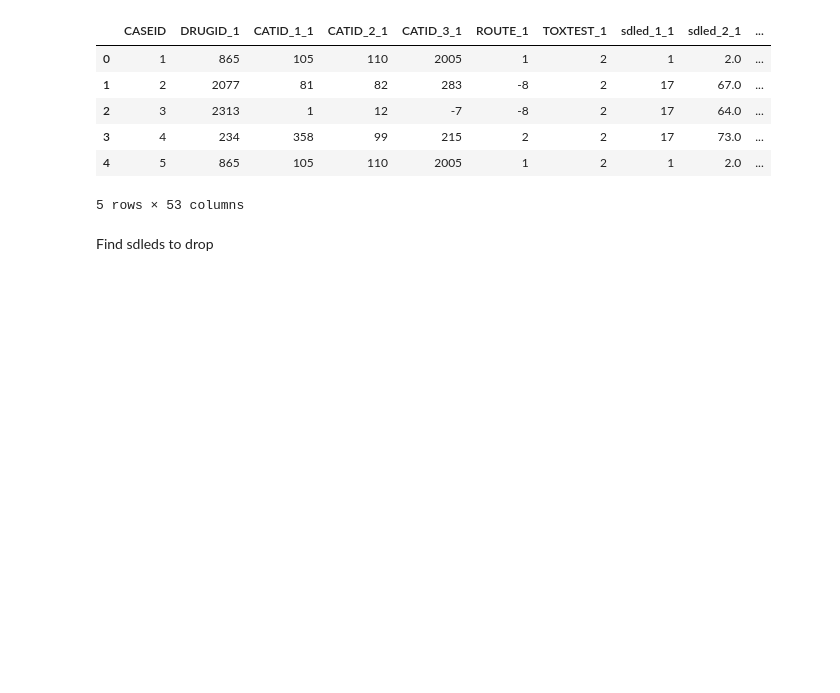
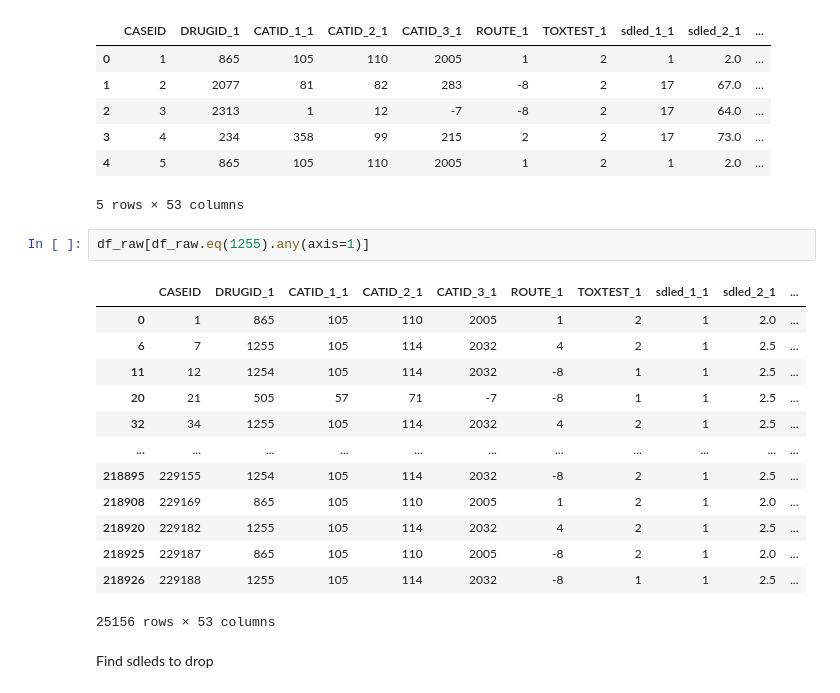
Before and after one commit to kotharisanjana/SafeDose, a Jupyter notebook: EDA/drop_sdleds.ipynb, the cells around one changed output. Drawn from its saved outputs; the diff is of its cells as text; blank space fills up the shorter version.

```diff
--- a/EDA/drop_sdleds.ipynb
+++ b/EDA/drop_sdleds.ipynb
@@ -15,6 +15,22 @@ df_raw.head()
 | 3 | 4 | 234 | 358 | 99 | 215 | 2 | 2 | 17 | 73.0 | ... |
 | 4 | 5 | 865 | 105 | 110 | 2005 | 1 | 2 | 1 | 2.0 | ... |
 5 rows × 53 columns
+# %%
+df_raw[df_raw.eq(1255).any(axis=1)]
+# %% [output]
+|  | CASEID | DRUGID_1 | CATID_1_1 | CATID_2_1 | CATID_3_1 | ROUTE_1 | TOXTEST_1 | sdled_1_1 | sdled_2_1 | ... |
+| 0 | 1 | 865 | 105 | 110 | 2005 | 1 | 2 | 1 | 2.0 | ... |
+| 6 | 7 | 1255 | 105 | 114 | 2032 | 4 | 2 | 1 | 2.5 | ... |
+| 11 | 12 | 1254 | 105 | 114 | 2032 | -8 | 1 | 1 | 2.5 | ... |
+| 20 | 21 | 505 | 57 | 71 | -7 | -8 | 1 | 1 | 2.5 | ... |
+| 32 | 34 | 1255 | 105 | 114 | 2032 | 4 | 2 | 1 | 2.5 | ... |
+| ... | ... | ... | ... | ... | ... | ... | ... | ... | ... | ... |
+| 218895 | 229155 | 1254 | 105 | 114 | 2032 | -8 | 2 | 1 | 2.5 | ... |
+| 218908 | 229169 | 865 | 105 | 110 | 2005 | 1 | 2 | 1 | 2.0 | ... |
+| 218920 | 229182 | 1255 | 105 | 114 | 2032 | 4 | 2 | 1 | 2.5 | ... |
+| 218925 | 229187 | 865 | 105 | 110 | 2005 | -8 | 2 | 1 | 2.0 | ... |
+| 218926 | 229188 | 1255 | 105 | 114 | 2032 | -8 | 1 | 1 | 2.5 | ... |
+25156 rows × 53 columns
 # %% [markdown]
 Find sdleds to drop
 # %%
```
Also changed, not shown: parts of 8 cells of this notebook, 8 other files.
